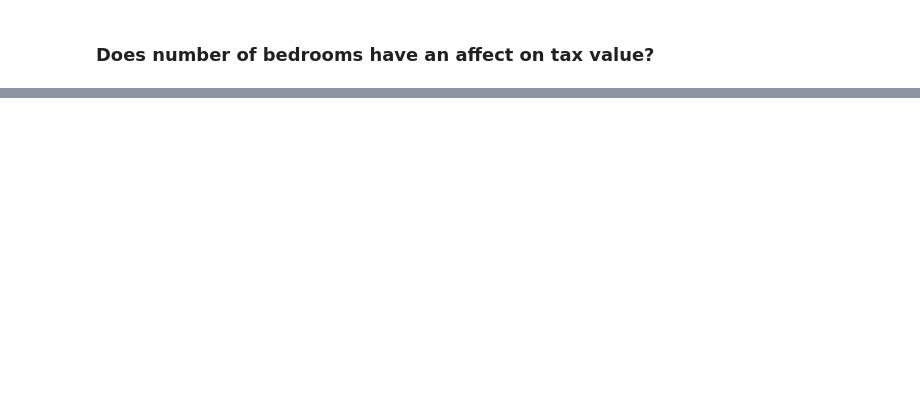
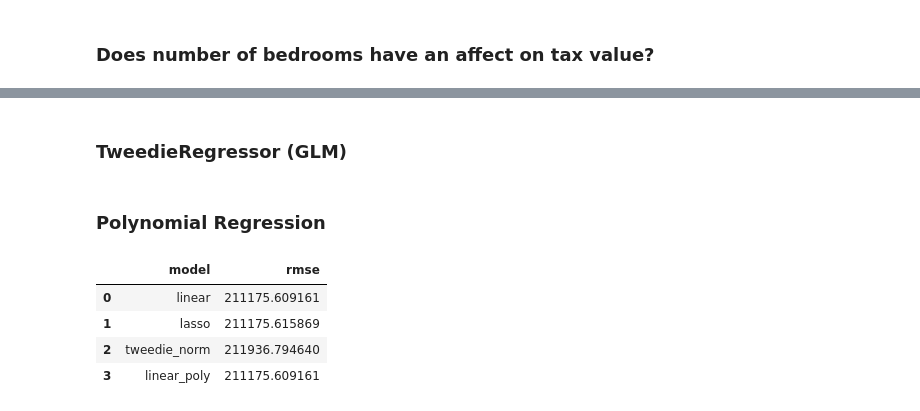
Before and after one commit to jorgellopez38/Zillow-2017-Predictions, a Jupyter notebook: Final_Report.ipynb, the cells around one changed output, grey strips where cells are left out. Drawn from its saved outputs; the diff is of its cells as text; code cells hidden in the pictures; blank space fills up the shorter version.

```diff
--- a/Final_Report.ipynb
+++ b/Final_Report.ipynb
@@ -190,0 +208,3 @@ We are moving forward to include these drivers in our model:
+# %%
+#function for Linear Regresssion
+preds_df = m.lin_regression(X_train, y_train, preds_df)
@@ -190,0 +213,10 @@ We are moving forward to include these drivers in our model:
+# %%
+#function for LassoLars
+preds_df = m.lasso_lars(X_train, y_train, preds_df)
+# %% [markdown]
+### TweedieRegressor (GLM)
+# %%
+#function for TweedieRegressor
+preds_df = m.glm_model(X_train, y_train, preds_df, 0)
+# %% [markdown]
+### Polynomial Regression
@@ -191,3 +226,15 @@ We are moving forward to include these drivers in our model:
+# %%
+#function for polynommial model
+preds_df = m.poly_model(X_train, y_train, preds_df, LinearRegression())
+# %%
+# function for all rmse values
+m.get_rmses(preds_df)
+# %% [output]
+|  | model | rmse |
+| 0 | linear | 211175.609161 |
+| 1 | lasso | 211175.615869 |
+| 2 | tweedie_norm | 211936.794640 |
+| 3 | linear_poly | 211175.609161 |
 # %% [markdown]
 ### Test Model
 <br>
```
Also changed, not shown: parts of 43 cells of this notebook.
